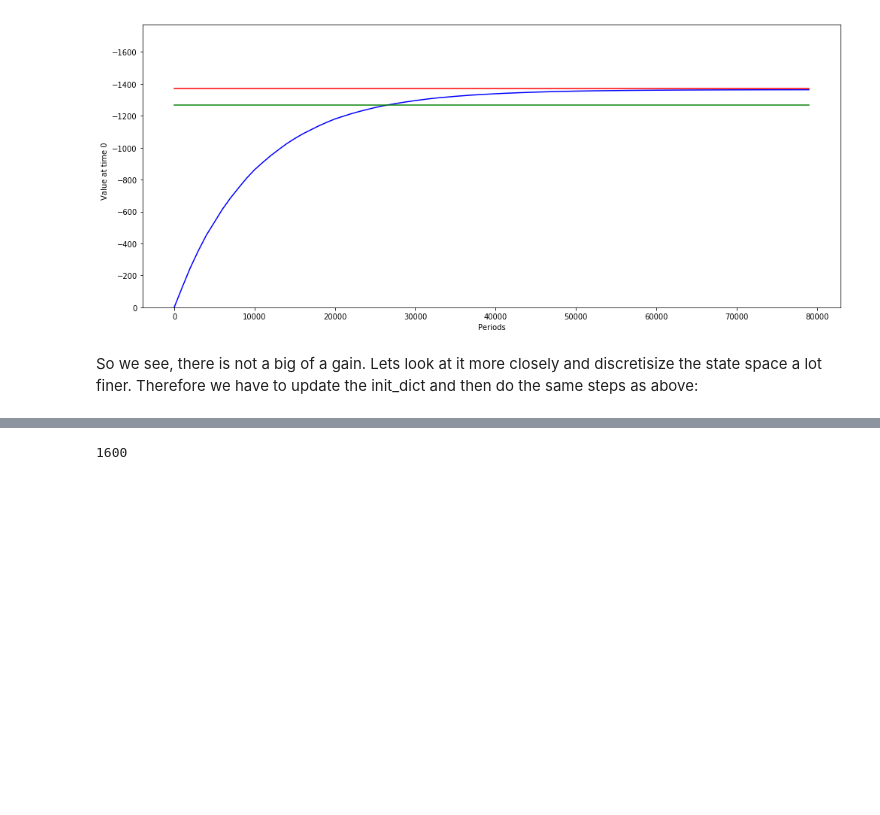
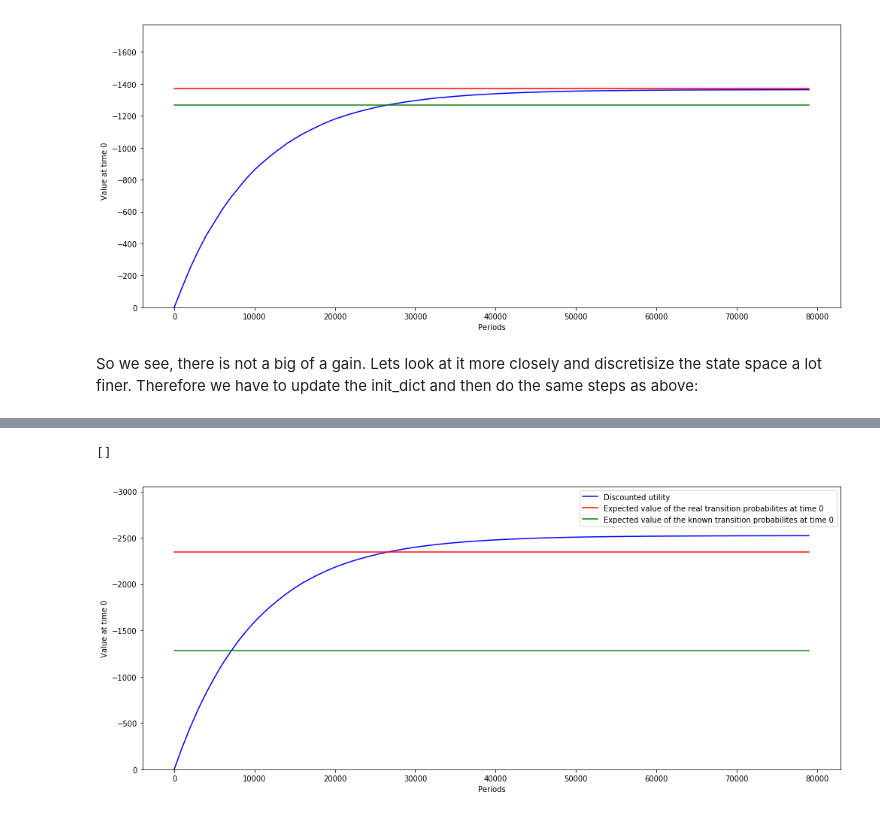
Before and after one commit to OpenSourceEconomics/ruspy, a Jupyter notebook: promotion/Plots and problems.ipynb, the cells around one changed output, grey strips where cells are left out. Cells and saved outputs as stored; diff of their text form; code cells hidden in the pictures; blank space fills up the shorter version.

```diff
--- a/promotion/Plots and problems.ipynb
+++ b/promotion/Plots and problems.ipynb
@@ -25,7 +25,7 @@ data_reading()
 # Beta is set almost to one, as the agents objective is to maximize average cost.
 beta = 0.9999
 # 50 buses should be enough to gurantee convergence.
-num_buses = 50
+num_buses = 200
 # Set the number of simulated periods to 80000. The first plot shows the convergence at this point.
 num_periods = 80000
 #Initilize a dictionary with values needed on the way.
@@ -257,6 +255,6 @@ init_dict
 # %%
-init_dict['estimation']['binsize'] = 1000
-init_dict['estimation']['states'] = init_dict['simulation']['states'] = 450
+init_dict['estimation']['binsize'] = 500
+init_dict['estimation']['states'] = init_dict['simulation']['states'] = 900
 init_dict['estimation']['max_it'] = 1000
 repl_data = data_processing(init_dict['estimation'])
 trans_results, state_count, cost_results = estimate(init_dict['estimation'], repl_data, repl_4=False)
@@ -282,5 +280,5 @@ print(trans_results, cost_results, state_count)
 # %%
 # The size of the uncertainty set, such that the true transition probability lies with 95% in it
-roh = chi2.ppf(0.99, len(trans_results['x']) - 1) / (2 * state_count[0])
+roh = chi2.ppf(0.9, len(trans_results['x']) - 1) / (2 * np.mean(state_count))
 roh
 # %% [output]
@@ -325,4 +321,7 @@ costs = myopic_costs(num_states, lin_cost, init_dict['simulation']['params'])
 # %%
+# The cost vector for the new parameters
+num_states = 600
+costs = myopic_costs(num_states, lin_cost, init_dict['simulation']['params'])
 # For a better understanding, I use real_trans_probs instead of worst_case in the following
 real_trans_probs = np.array(init_dict['simulation']['real probs'])
 real_trans_mat = create_transition_matrix(num_states, real_trans_probs)
@@ -333,10 +332,6 @@ known_trans_mat = create_transition_matrix(num_states, known_trans_probs)
 # agent knows these, his discounted utility converges to that.
 ev_real = calc_fixp(num_states, real_trans_mat, costs, beta)
 v_exp_real = np.full(num_points, calc_ev_0(ev_real, unobs, num_buses))
-# %%
-num_states
-# %% [output]
-1600
 # %%
 # The expected value of transition probabilites the agent knows.
 ev_known = calc_fixp(num_states, known_trans_mat, costs, beta)
@@ -347,18 +342,22 @@ v_disc = discount_utility(np.zeros(num_points), num_buses, gridsize, num_periods
 # %%
 periods = np.arange(0, num_periods, gridsize)
 fig = plt.figure(figsize=(14, 6))
 
 ax = fig.add_subplot(111)
 
-ax.set_ylim([0, 1.3 * v_disc[-1]])
+ax.set_ylim([0, 1.3 * v_exp_real[0]])
 
 ax.set_ylabel(r"Value at time 0")
 ax.set_xlabel(r"Periods")
 
 ax.plot(periods, v_disc, color='blue', label='Discounted utility')
 ax.plot(periods, v_exp_real, color='red', label='Expected value of the real transition probabilites at time 0')
 ax.plot(periods, v_exp_known, color='green',label='Expected value of the known transition probabilites at time 0')
 
+plt.legend()
 plt.tight_layout()
 
 plt.plot()
+# %% [output]
+[]
+[figure, added]
```
Also changed, not shown: parts of 7 cells of this notebook, 1 other file.
